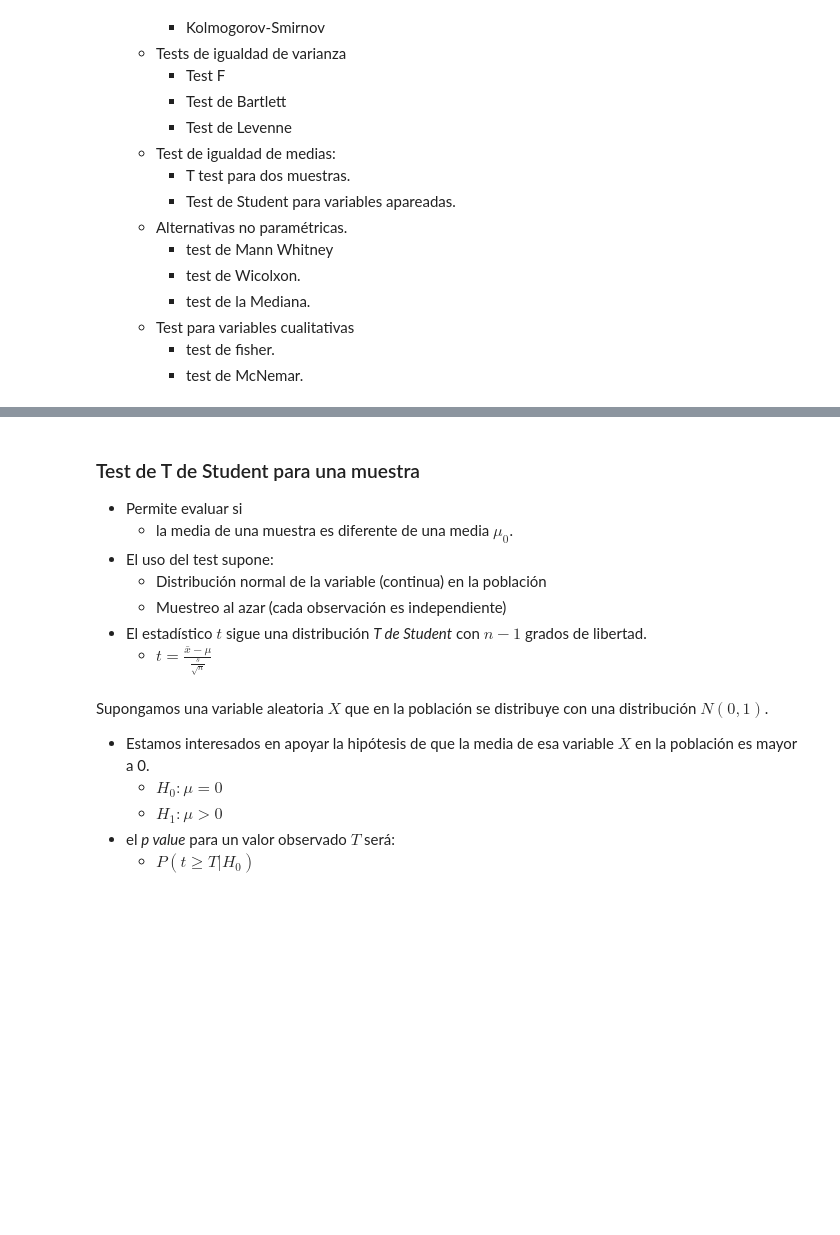
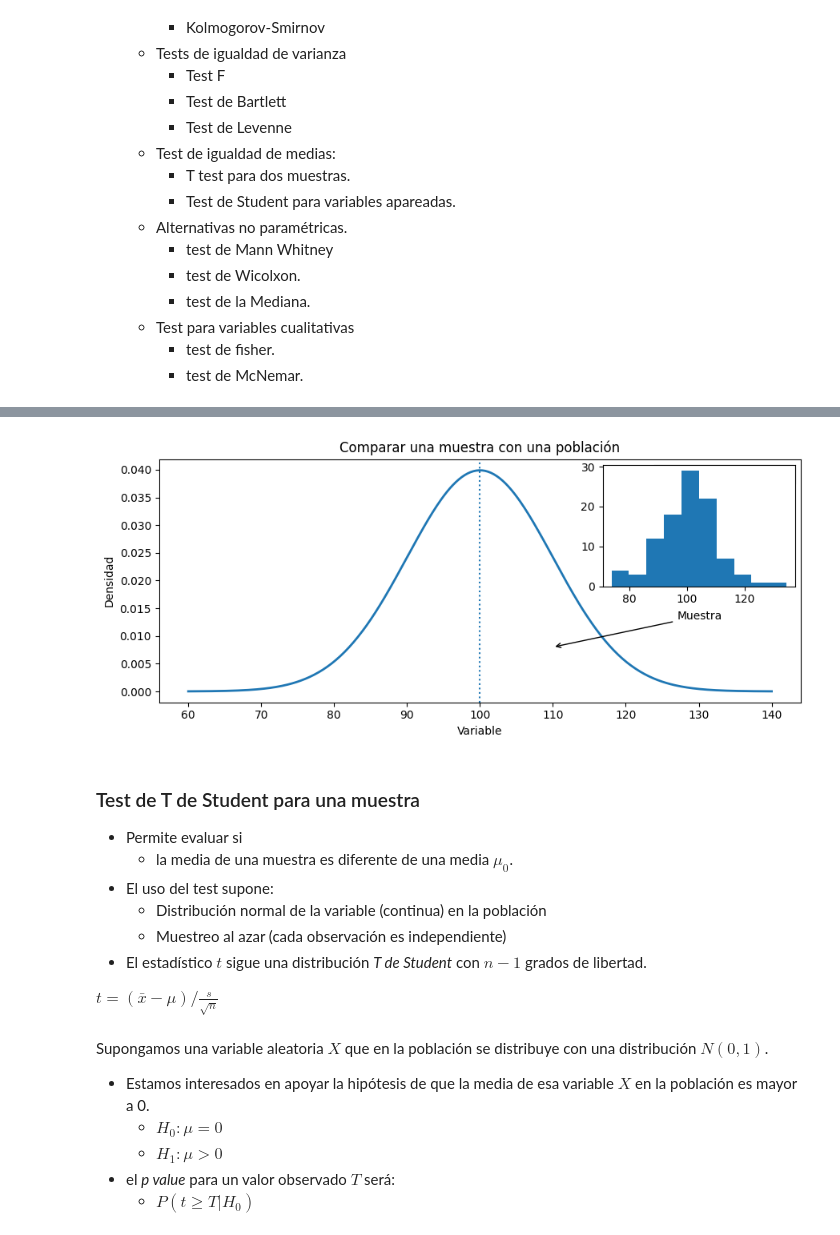
Before and after one commit to javieriserte/qualitative-data-course, a Jupyter notebook: classes/C01.4.PruebaDeHipotesis.ipynb, the cells around one changed output, grey strips where cells are left out. Saved outputs shown, nothing was run; the diff lists cells and outputs as text; code cells hidden in the pictures; blank space fills up the shorter version.

```diff
--- a/classes/C01.4.PruebaDeHipotesis.ipynb
+++ b/classes/C01.4.PruebaDeHipotesis.ipynb
@@ -103,3 +413,43 @@ La probabilidad de caer en un error del tipo II
+# %%
+import numpy as np
+import matplotlib.pyplot as plt
+from scipy.stats import norm
+from mpl_toolkits.axes_grid1.inset_locator import inset_axes
+
+# Configuración general
+x = np.linspace(60, 140, 400)
+
+# 1. Comparar una muestra con una población
+mu_pop, sigma_pop = 100, 10
+
+y_pop = norm.pdf(x, mu_pop, sigma_pop)
+y_samp = norm.rvs(mu_pop, sigma_pop, 100)
+
+fig, ax = plt.subplots(1, 1, figsize=(9, 4))
+
+# --- Gráfico 1: muestra vs población ---
+ax.plot(x, y_pop, label='Población (μ=100)', linewidth=2)
+ax.axvline(mu_pop, color='C0', linestyle=':')
+ax.set_title("Comparar una muestra con una población")
+ax.set_xlabel("Variable")
+ax.set_ylabel("Densidad")
+ax.legend()
+
+
+inset = inset_axes(ax, width="30%", height="50%", loc="upper right")
+inset.hist(y_samp, color='C0', linewidth=2)
+
+ax.annotate(
+  text="Muestra",
+  xy=(110, 0.008),
+  xytext=(127, 0.013),
+  arrowprops={"arrowstyle": "->"}
+)
+
+plt.tight_layout()
+plt.show()
+# %% [output]
+[figure, added]
 # %% [markdown]
 ### Test de T de Student para una muestra
 
@@ -109,7 +459,8 @@ La probabilidad de caer en un error del tipo II
   - Distribución normal de la variable (continua) en la población
   - Muestreo al azar (cada observación es independiente)
 - El estadístico $t$ sigue una distribución *T de Student* con $n - 1$ grados de libertad.
-  - $ t = \frac{ \bar{x} - \mu }{ \frac{s}{\sqrt{n}} }$
+
+$ t =  (\bar{x} - \mu ) / { \frac{s}{\sqrt{n}} }$
 # %% [markdown]
 
 Supongamos una variable aleatoria $X$ que en la población se distribuye con una
```
Also changed, not shown: parts of 44 cells of this notebook.
